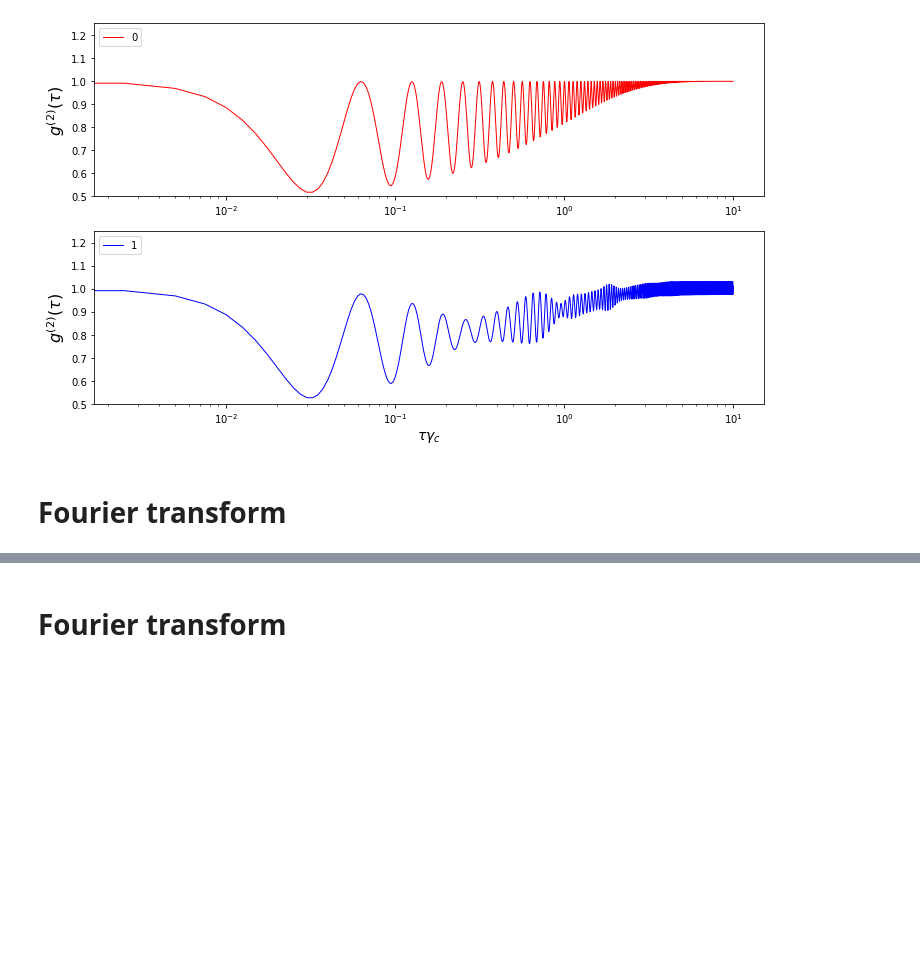
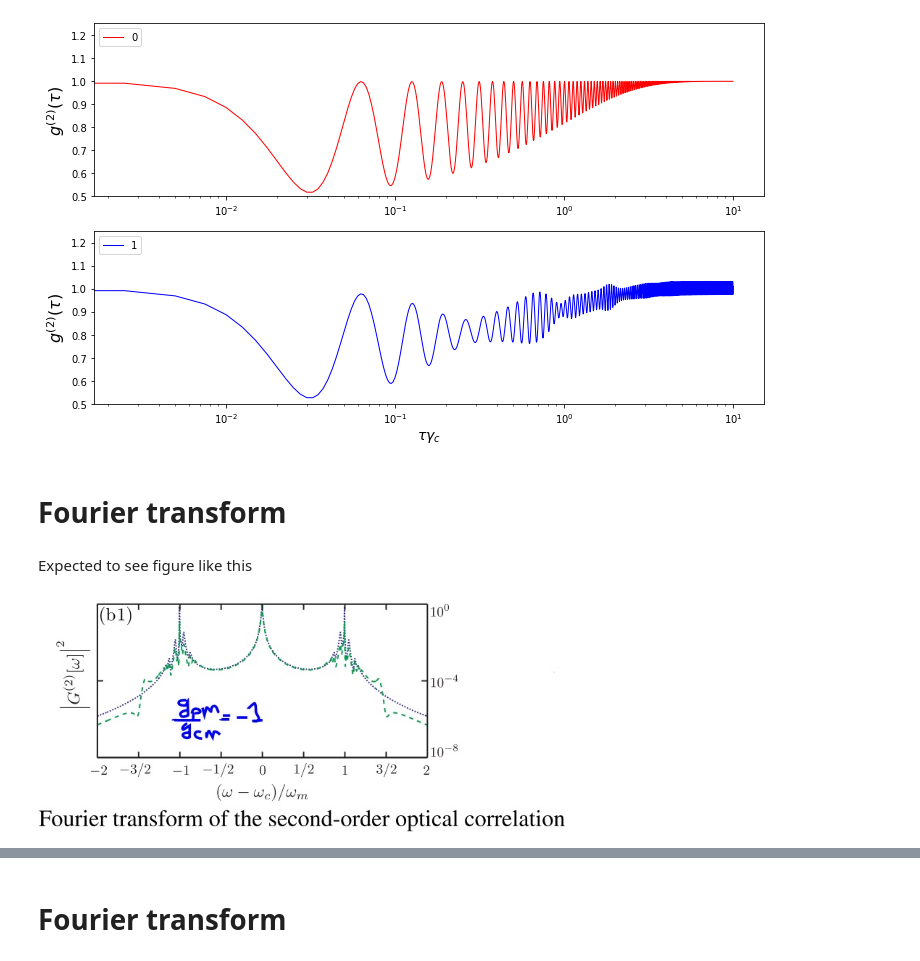
Before and after one commit to ahmad-shafiei/Hybrid_Cavity, a Jupyter notebook: Correlations_18_5_2020.ipynb, the cells around one changed output, grey strips where cells are left out. Drawn from its saved outputs; the diff is of its cells as text; code cells hidden in the pictures; blank space fills up the shorter version.

```diff
--- a/Correlations_18_5_2020.ipynb
+++ b/Correlations_18_5_2020.ipynb
@@ -194,4 +194,11 @@ ax2.legend('1',loc=2)
 [figure]
 # %% [markdown]
 # Fourier transform
+# %% [markdown]
+Expected to see figure like this
+# %%
+Image(filename='C:/Users/Ahmad/Desktop/2020/Python/g20_Autcr_ SS_03.07.2020/Fourier.jpg'\
+      ,width=550, height=450)
+# %% [output]
+[figure, added]
 # %%
```
Also changed, not shown: parts of 9 cells of this notebook.
